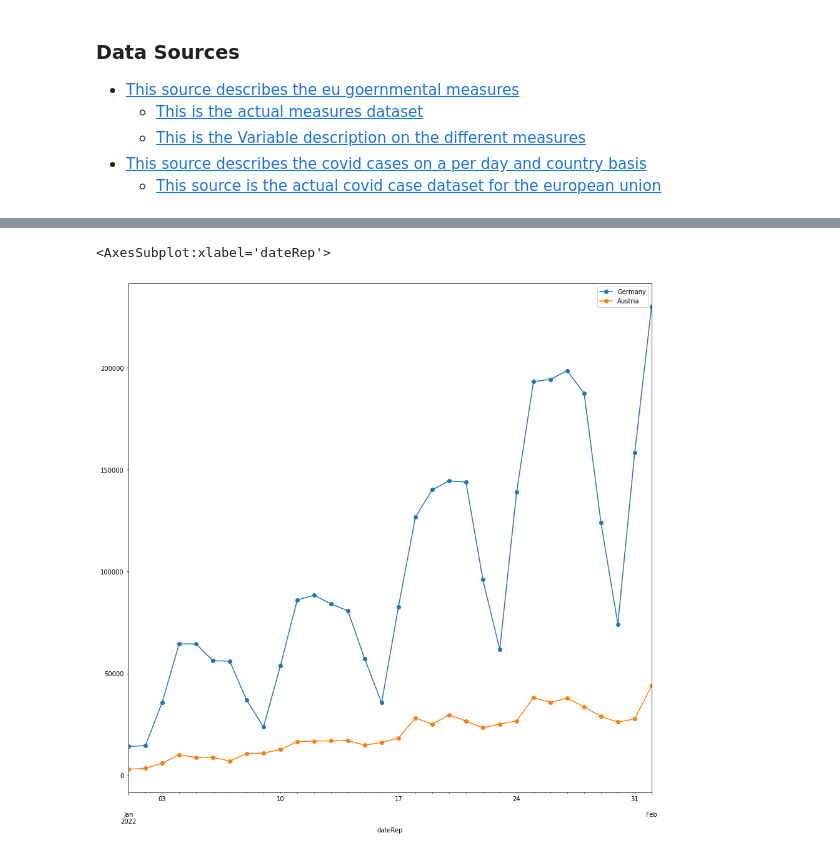
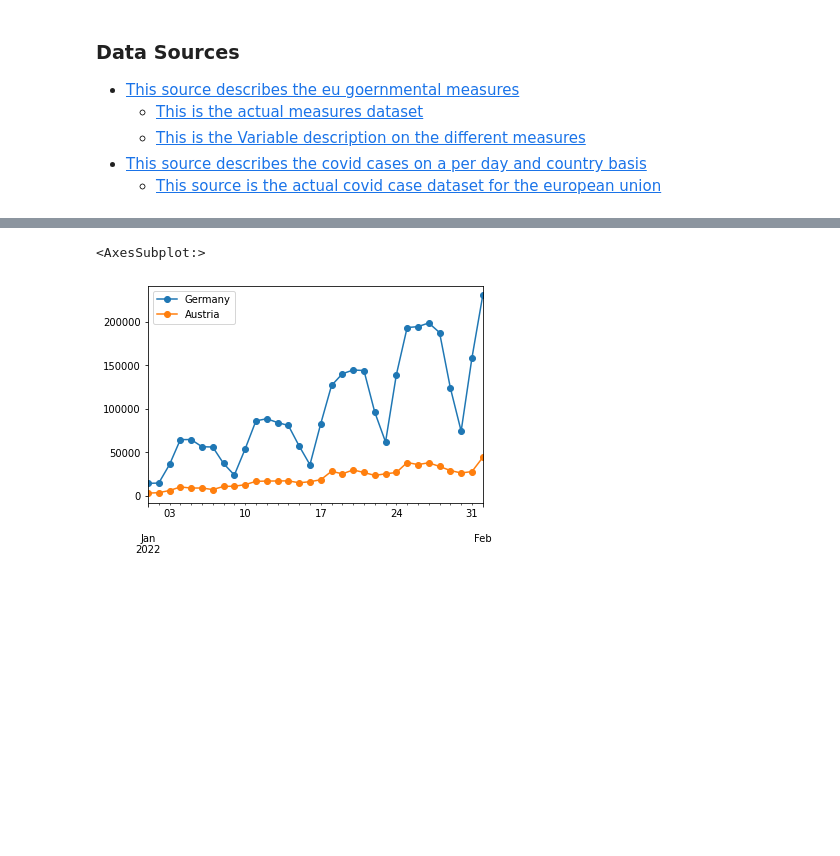
Before and after one commit to ciphersmaug/dst-project, a Jupyter notebook: project.ipynb, the cells around one changed output, grey strips where cells are left out. Cells and saved outputs as stored; diff of their text form; code cells hidden in the pictures; blank space fills up the shorter version.

```diff
--- a/project.ipynb
+++ b/project.ipynb
@@ -57,9 +76,12 @@ measures_df
 # %%
-cases_and_deaths_df = pd.read_csv("data.csv",sep=",",parse_dates=["dateRep"],dayfirst=True)[["dateRep","countriesAndTerritories","cases","deaths"]]
+cases_and_deaths_df = pd.read_csv("data.csv",sep=",",parse_dates=["dateRep"],dayfirst=True)[["dateRep","countriesAndTerritories","cases","deaths","popData2020"]]
 #cases_df = cases_df.set_index(["dateRep","countriesAndTerritories"])
 cases_df = cases_and_deaths_df[["dateRep","countriesAndTerritories","cases"]].pivot(index="dateRep",columns="countriesAndTerritories")["cases"].reset_index()
 deaths_df = cases_and_deaths_df[["dateRep","countriesAndTerritories","deaths"]].pivot(index="dateRep",columns="countriesAndTerritories")["deaths"].reset_index()
+
+cases_df.set_index("dateRep", inplace=True)
+deaths_df.set_index("dateRep",inplace=True)
 cases_df.columns.name = None
 deaths_df.columns.name = None
-cases_df.set_index("dateRep", inplace=True)
-deaths_df.set_index("dateRep",inplace=True)
+cases_df.index.name = None
+deaths_df.index.name = None
@@ -66,6 +123,6 @@ deaths_df.set_index("dateRep",inplace=True)
 # %%
-cases_df[["Germany","Austria"]]["2022-01-01":"2022-02-01"].plot(figsize=(15,15),style="-o")
+cases_df[["Germany","Austria"]]["2022-01-01":"2022-02-01"].plot(style="-o")
 # %% [output]
-<AxesSubplot:xlabel='dateRep'>
+<AxesSubplot:>
-[figure, old version]
+[figure, new version]
 # %%
```
Also changed, not shown: parts of 13 cells of this notebook.
